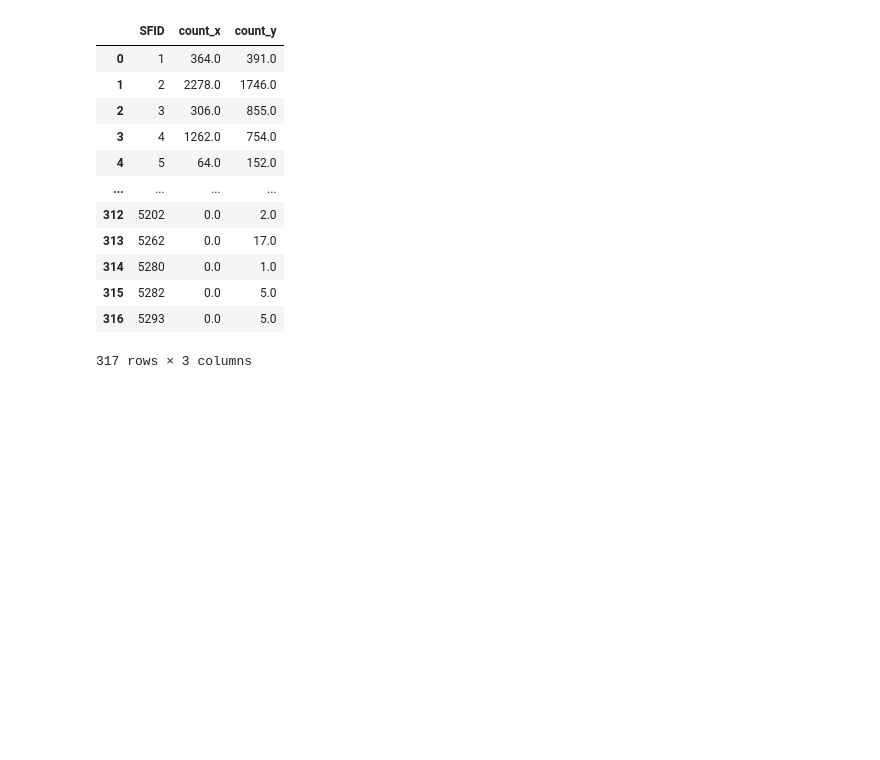
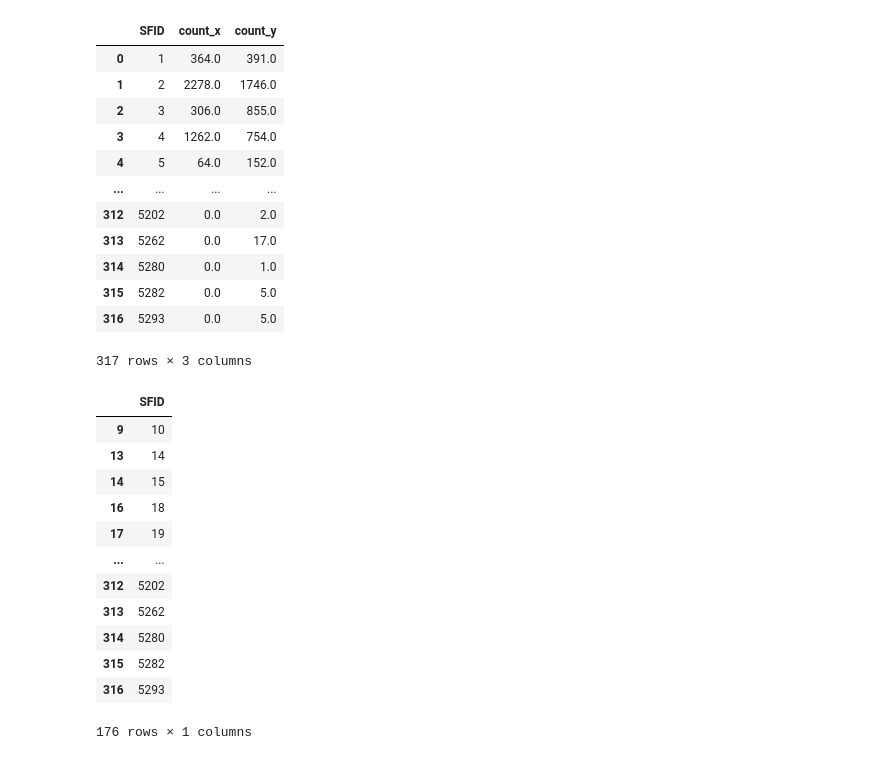
Before and after one commit to aleciagee/ihelix-residues-analysis, a Jupyter notebook: analysis/round1_missing_biocatnet/biocatnet_round1_remaining_sequences_for_new_hmm.ipynb, the cells around one changed output. Saved outputs shown, nothing was run; the diff lists cells and outputs as text; code cells hidden in the pictures; blank space fills up the shorter version.

```diff
--- a/analysis/round1_missing_biocatnet/biocatnet_round1_remaining_sequences_for_new_hmm.ipynb
+++ b/analysis/round1_missing_biocatnet/biocatnet_round1_remaining_sequences_for_new_hmm.ipynb
@@ -192,3 +179,24 @@ merged_families
 | 315 | 5282 | 0.0 | 5.0 |
 | 316 | 5293 | 0.0 | 5.0 |
 317 rows × 3 columns
+# %%
+# Families where count_x = 0. That is, in the families of the sequences from the no hits list, there are zero sequences that 'hit' in that family
+
+no_families = merged_families.loc[merged_families['count_x'] == 0, ['SFID']]
+no_families.to_csv('SFID_w_no_families.csv')
+
+no_families
+# %% [output]
+|  | SFID |
+| 9 | 10 |
+| 13 | 14 |
+| 14 | 15 |
+| 16 | 18 |
+| 17 | 19 |
+| ... | ... |
+| 312 | 5202 |
+| 313 | 5262 |
+| 314 | 5280 |
+| 315 | 5282 |
+| 316 | 5293 |
+176 rows × 1 columns
```
Also changed, not shown: parts of 4 cells of this notebook, 7 other files.
